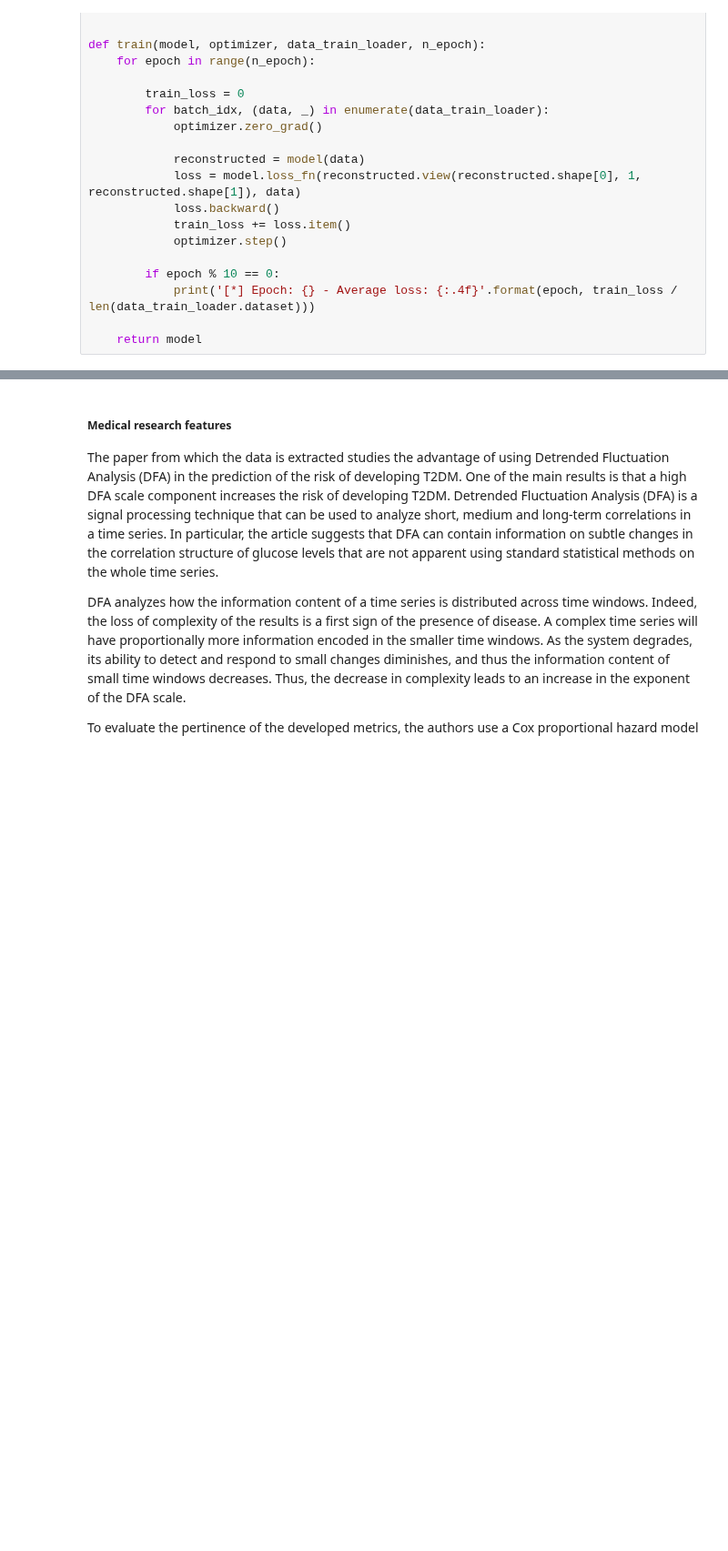
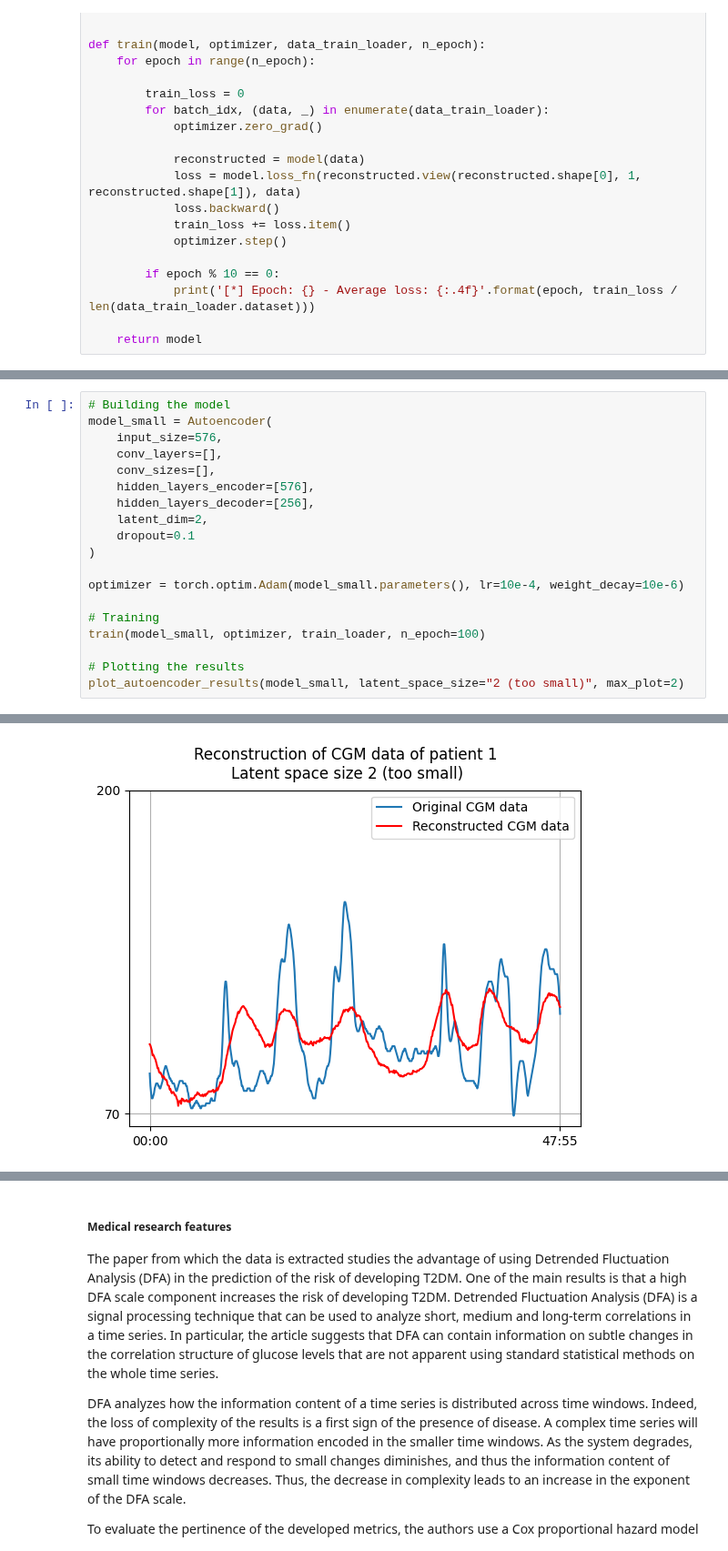
Before and after one commit to AlexandreChaussard/Datacamp-Project, a Jupyter notebook: DT2_starting_kit.ipynb, the cells around one changed output, grey strips where cells are left out. Shown at 91% size. Drawn from its saved outputs; the diff is of its cells as text; blank space fills up the shorter version.

```diff
--- a/DT2_starting_kit.ipynb
+++ b/DT2_starting_kit.ipynb
@@ -1018,0 +1026,20 @@ Explanation of the results of AE
+# %%
+# Building the model
+model_small = Autoencoder(
+    input_size=576,
+    conv_layers=[],
+    conv_sizes=[],
+    hidden_layers_encoder=[576],
+    hidden_layers_decoder=[256],
+    latent_dim=2,
+    dropout=0.1
+)
+
+optimizer = torch.optim.Adam(model_small.parameters(), lr=10e-4, weight_decay=10e-6)
+
+# Training
+train(model_small, optimizer, train_loader, n_epoch=100)
+
+# Plotting the results
+plot_autoencoder_results(model_small, latent_space_size="2 (too small)", max_plot=2)
+# %% [output]
@@ -1018,0 +1056 @@ Explanation of the results of AE
+[figure, added]
```
Also changed, not shown: parts of 10 cells of this notebook.
